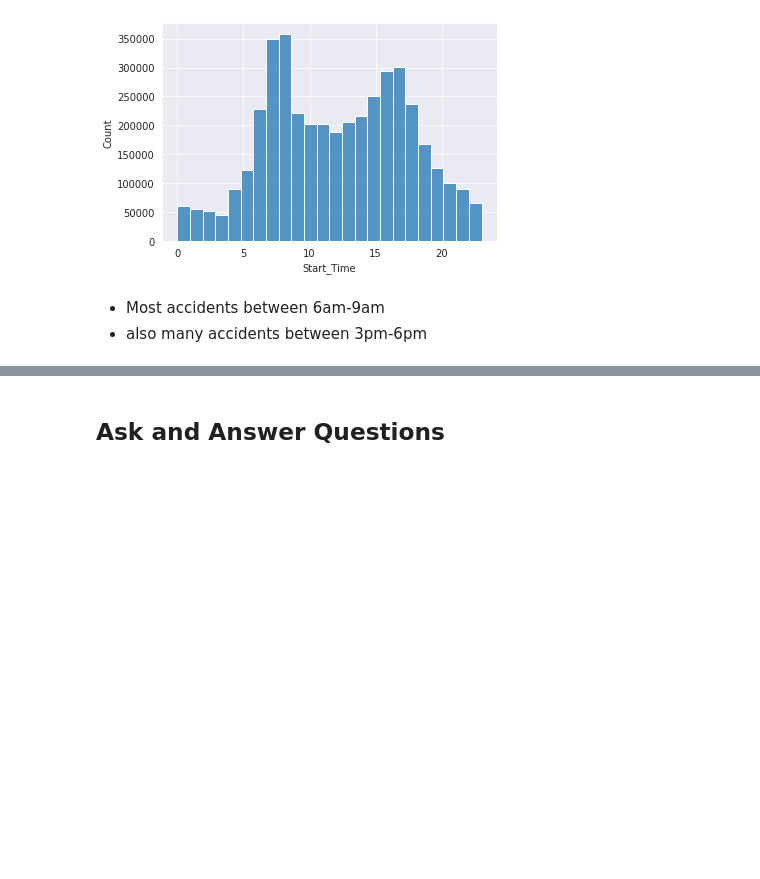
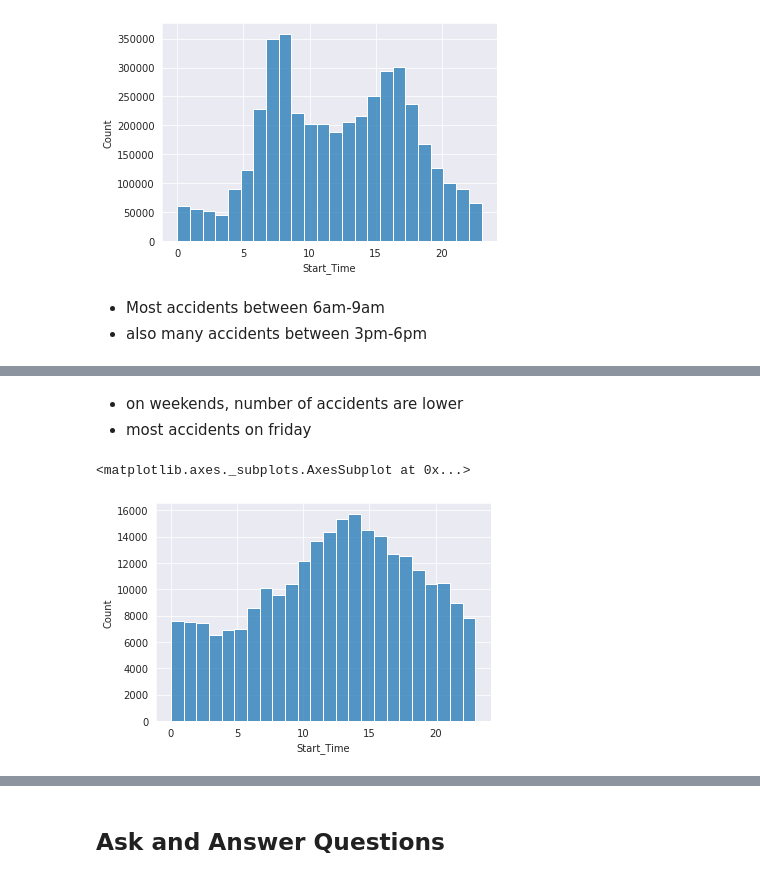
Before and after one commit to krits29/us-accidents-analysis, a Jupyter notebook: us_accidents_analysis.ipynb, the cells around one changed output, grey strips where cells are left out. Cells and saved outputs as stored; diff of their text form; code cells hidden in the pictures; blank space fills up the shorter version.

```diff
--- a/us_accidents_analysis.ipynb
+++ b/us_accidents_analysis.ipynb
@@ -309,0 +315,9 @@ sns.histplot(df.Start_Time.dt.hour, bins=24)
+# %% [markdown]
+- on weekends, number of accidents are lower
+- most accidents on friday
+# %%
+sundays_start_time = df.Start_Time[df.Start_Time.dt.dayofweek == 6]
+sns.histplot(sundays_start_time.dt.hour, bins=24)
+# %% [output]
+<matplotlib.axes._subplots.AxesSubplot at 0x...>
+[figure, added]
```
Also changed, not shown: parts of 8 cells of this notebook.
